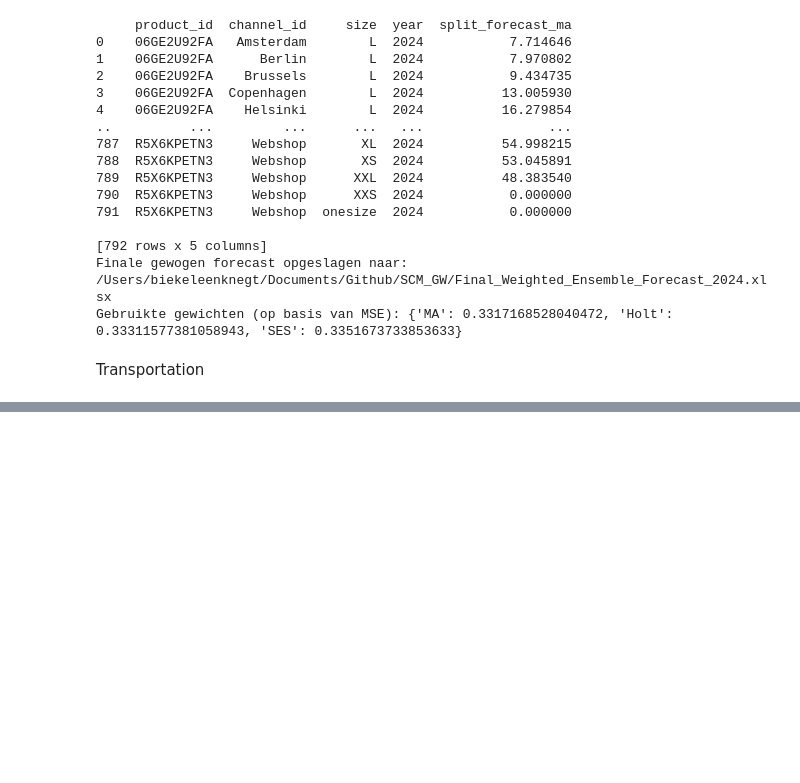
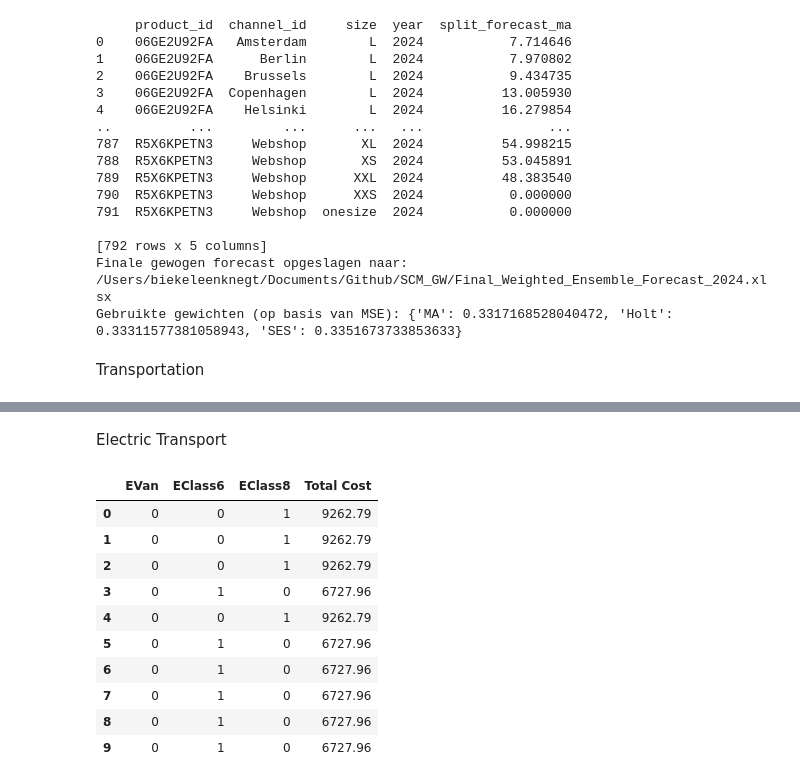
Before and after one commit to biekeleenknegt/SCM_GW, a Jupyter notebook: FULL_CODE.ipynb, the cells around one changed output, grey strips where cells are left out. Saved outputs shown, nothing was run; the diff lists cells and outputs as text; code cells hidden in the pictures; blank space fills up the shorter version.

```diff
--- a/FULL_CODE.ipynb
+++ b/FULL_CODE.ipynb
@@ -1893,0 +1870,71 @@ combination_costs
+# %% [markdown]
+Electric Transport
+# %%
+#ElectricVan: EVan
+#ElectricMedium truck: EClass6
+#ElectricLarge truck: EClass 8
+
+#Cost per km
+cost_per_km_EVan = 0.075 + 0.16 + 0.075 + 0.5 + 0.68
+cost_per_km_EClass6 = 0.16 + 0.18 + 0.08 + 0.50 + 1.08
+cost_per_km_EClass8 = 0.12 + 0.35 + 0.07 + 0.60 + 1.69
+
+#Truck capacities
+capacity_EVan = 15
+capacity_EClass6 = 30
+capacity_EClass8 = 65
+
+#Volumes to shipped based on the volumes of prepacks (this is from other group)
+volumes = [40.33322, 36.45, 32.34, 27.97, 30.31, 26.02, 26.75, 24.97, 25.81, 24.21]
+
+charge_price = 0.6 # cost per kWh
+efficiency_EVan = 0.65 #kWh per km
+efficiency_EClass6 = 1.4
+efficiency_EClass8 = 1.8
+
+def calculate_combination_costs(volume):
+    best_cost = float('inf')
+    best_combination = None
+
+    # Try all combinations
+
+    for num_EClass8 in range(int(volume // capacity_EClass8) + 2):
+        for num_EClass6 in range(int(volume // capacity_EClass8) + 2):
+            for num_EVan in range(int(volume // capacity_EVan) + 2):
+                total_capacity = num_EClass8 * capacity_EClass8 + + num_EClass6 * capacity_EClass6 + num_EVan * capacity_EVan
+                if total_capacity >= volume:
+                    # Base costs
+                    base_cost_EVan = num_EVan * cost_per_km_EVan * distance_km
+                    base_cost_EClass6 = num_EClass6 * cost_per_km_EClass6 * distance_km
+                    base_cost_EClass8 = num_EClass8 * cost_per_km_EClass8 * distance_km
+
+                    # Fuel costs
+                    charge_cost_EVan = distance_km * charge_price * efficiency_EVan * num_EVan
+                    charge_cost_EClass6 = distance_km * charge_price * efficiency_EClass6 * num_EClass6
+                    charge_cost_EClass8 = distance_km * charge_price * efficiency_EClass8 * num_EClass8
+
+                    # Total costs
+                    total_cost = base_cost_EVan + base_cost_EClass6 + base_cost_EClass8 + charge_cost_EVan + charge_cost_EClass6 + charge_cost_EClass8
+                    if total_cost < best_cost:
+                        best_cost = total_cost
+                        best_combination = (num_EVan, num_EClass6, num_EClass8, total_cost)
+
+    return best_combination
+
+
+#Applies the function to each shipment volume in the list
+combination_costs = [calculate_combination_costs(volume) for volume in volumes]
+combination_costs = pd.DataFrame(combination_costs, columns=['EVan', 'EClass6', 'EClass8', 'Total Cost'])
+combination_costs
+# %% [output]
+|  | EVan | EClass6 | EClass8 | Total Cost |
+| 0 | 0 | 0 | 1 | 9262.79 |
+| 1 | 0 | 0 | 1 | 9262.79 |
+| 2 | 0 | 0 | 1 | 9262.79 |
+| 3 | 0 | 1 | 0 | 6727.96 |
+| 4 | 0 | 0 | 1 | 9262.79 |
+| 5 | 0 | 1 | 0 | 6727.96 |
+| 6 | 0 | 1 | 0 | 6727.96 |
+| 7 | 0 | 1 | 0 | 6727.96 |
+| 8 | 0 | 1 | 0 | 6727.96 |
+| 9 | 0 | 1 | 0 | 6727.96 |
```
Also changed, not shown: parts of 2 cells of this notebook.
